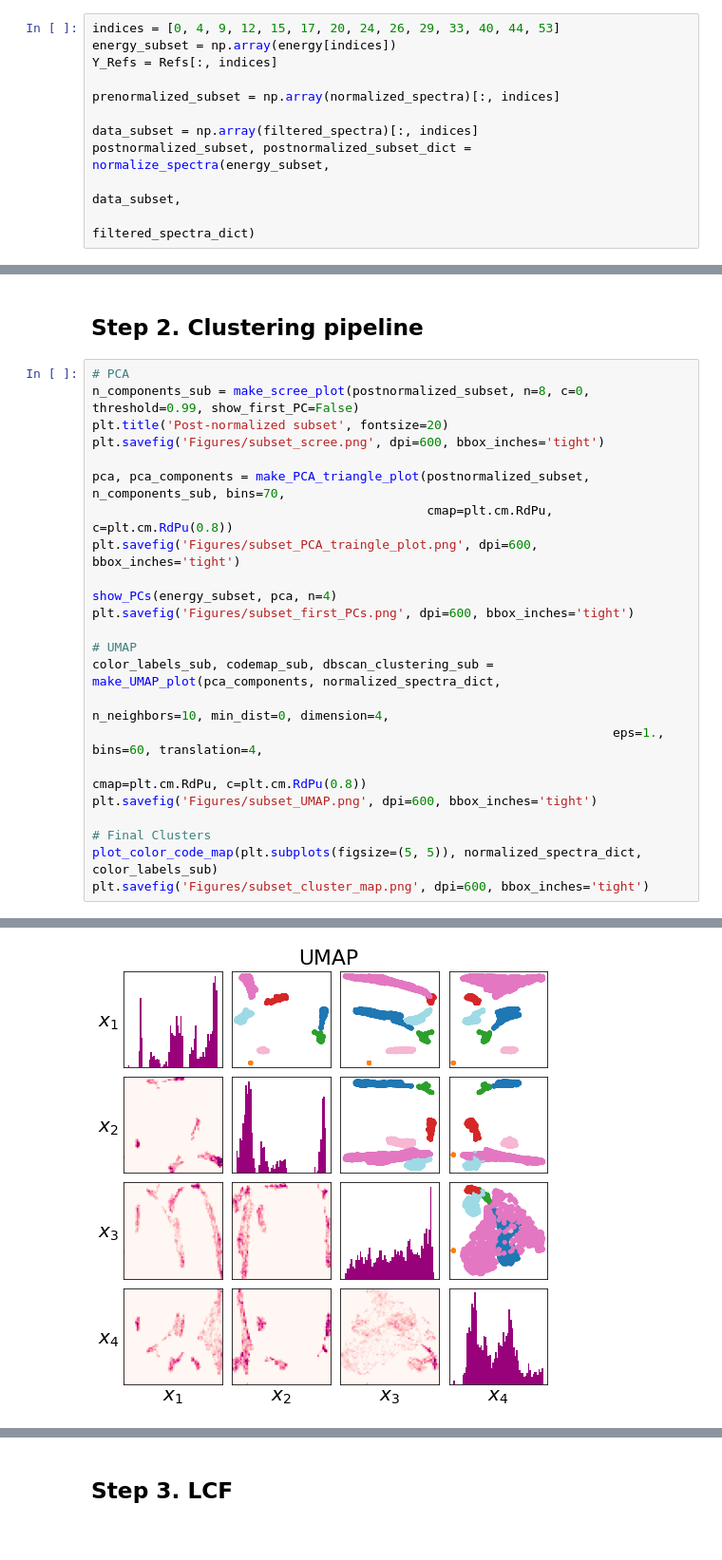
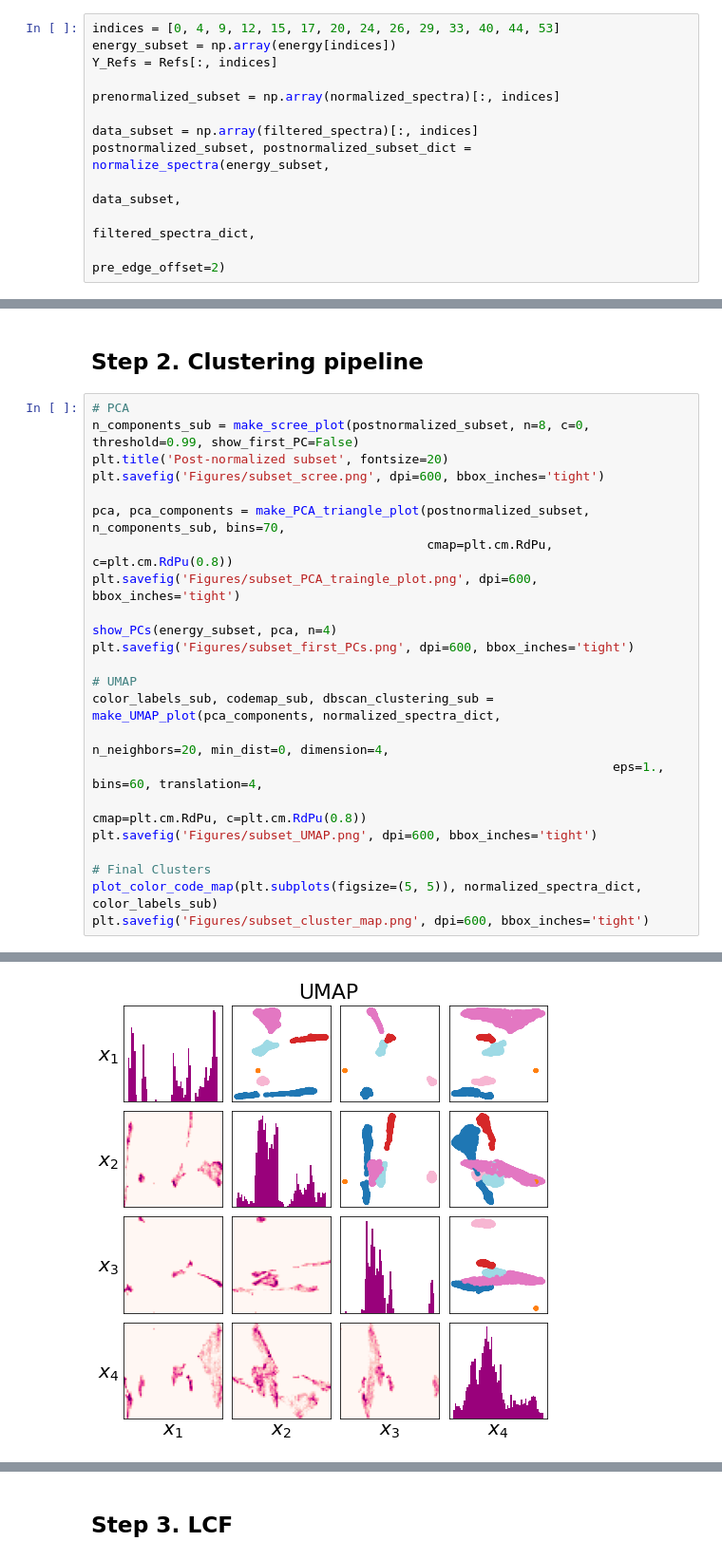
Before and after one commit to stetef/nano-XANES-microscopy-of-Fe, a Jupyter notebook: Analysis & Visualization.ipynb, the cells around one changed output, grey strips where cells are left out. Shown at 95% size. Cells and saved outputs as stored; diff of their text form.

```diff
--- a/Analysis & Visualization.ipynb
+++ b/Analysis & Visualization.ipynb
@@ -947,6 +1119,7 @@ prenormalized_subset = np.array(normalized_spectra)[:, indices]
 data_subset = np.array(filtered_spectra)[:, indices]
 postnormalized_subset, postnormalized_subset_dict = normalize_spectra(energy_subset,
                                                                       data_subset,
-                                                                      filtered_spectra_dict)
+                                                                      filtered_spectra_dict,
+                                                                      pre_edge_offset=2)
 # %%
 sub_slopes, sub_intercepts, sub_whitelines = show_normalization(energy_subset, data_subset,
@@ -1065,7 +1240,7 @@ plt.savefig('Figures/subset_first_PCs.png', dpi=600, bbox_inches='tight')
 
 # UMAP
 color_labels_sub, codemap_sub, dbscan_clustering_sub = make_UMAP_plot(pca_components, normalized_spectra_dict,
-                                                                      n_neighbors=10, min_dist=0, dimension=4,
+                                                                      n_neighbors=20, min_dist=0, dimension=4,
                                                                       eps=1., bins=60, translation=4,
                                                                       cmap=plt.cm.RdPu, c=plt.cm.RdPu(0.8))
 plt.savefig('Figures/subset_UMAP.png', dpi=600, bbox_inches='tight')
@@ -1087 +1263 @@ It takes 6 PCs to explain 99% variance.
-[figure, old version]
+[figure, new version]
```
Also changed, not shown: parts of 47 cells of this notebook, 28 other files.
